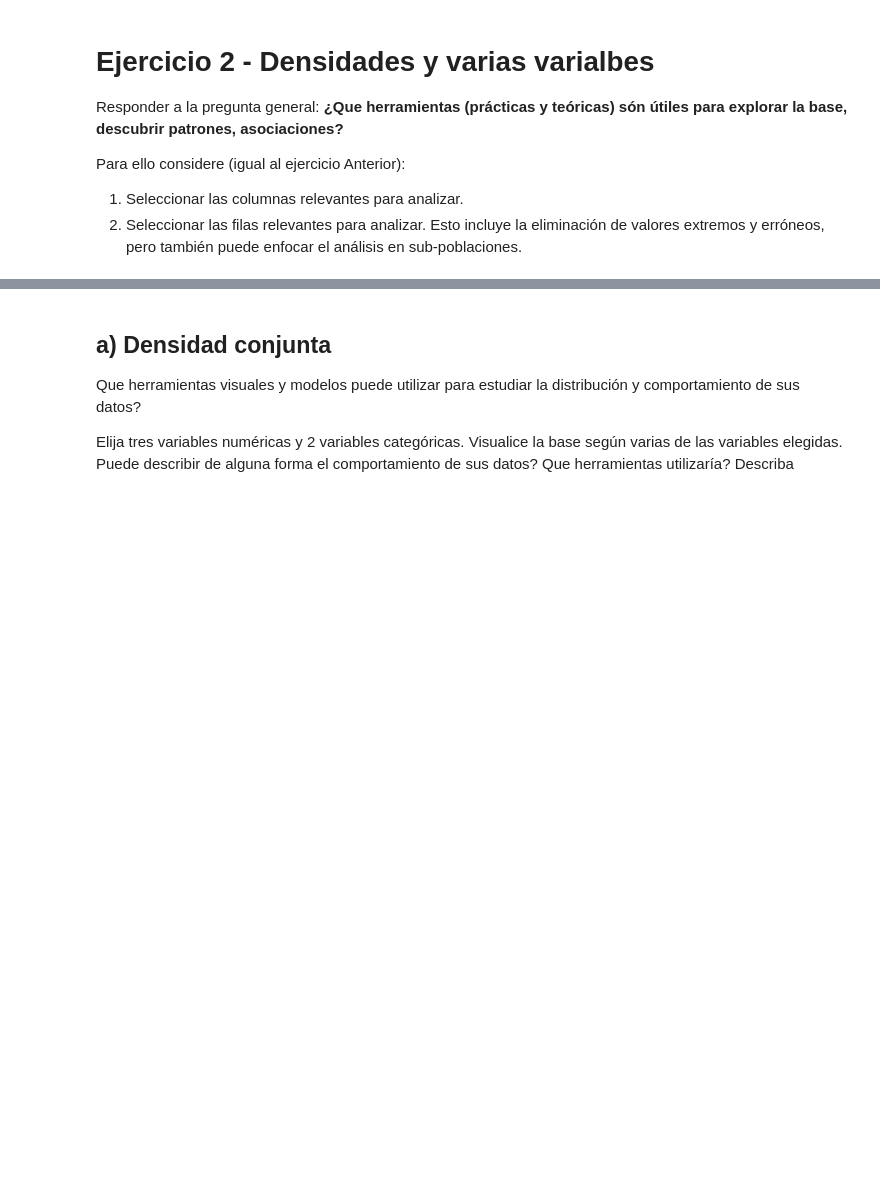
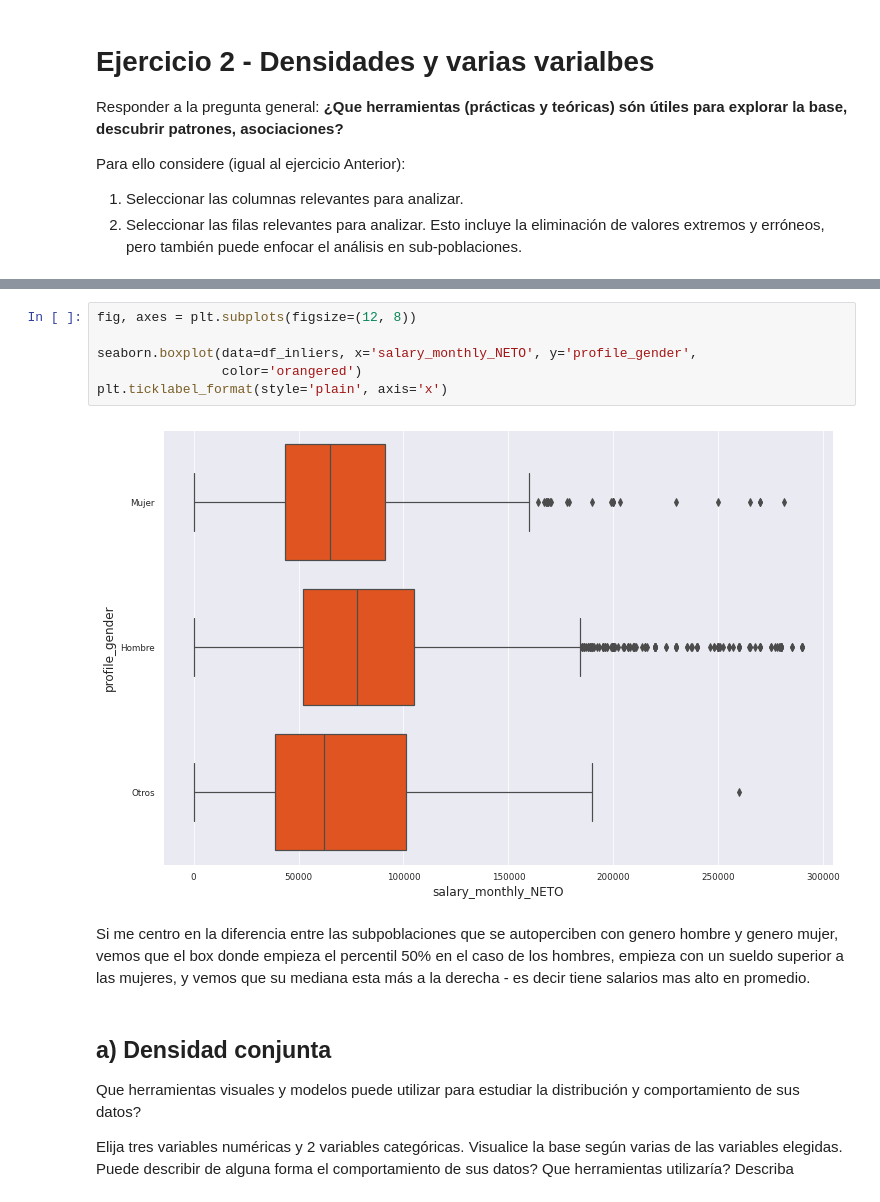
Before and after one commit to Natali-PP/diplodatos2021, a Jupyter notebook: Copia_de_Palas_Atenea_AyVdD_Entregable_Parte_1.ipynb, the cells around one changed output, grey strips where cells are left out. Cells and saved outputs as stored; diff of their text form; blank space fills up the shorter version.

```diff
--- a/Copia_de_Palas_Atenea_AyVdD_Entregable_Parte_1.ipynb
+++ b/Copia_de_Palas_Atenea_AyVdD_Entregable_Parte_1.ipynb
@@ -1382,3 +1454,13 @@ Lo primero que usaría es el conocimiento en el tipo de variables para entender
+# %%
+fig, axes = plt.subplots(figsize=(12, 8))
+
+seaborn.boxplot(data=df_inliers, x='salary_monthly_NETO', y='profile_gender',
+                color='orangered')
+plt.ticklabel_format(style='plain', axis='x')
+# %% [output]
+[figure, added]
+# %% [markdown]
+Si me centro en la diferencia entre las subpoblaciones que se autoperciben con genero hombre y genero mujer, vemos que el box donde empieza el percentil 50% en el caso de los hombres, empieza con un sueldo superior a las mujeres, y vemos que su mediana esta más a la derecha - es decir tiene salarios mas alto en promedio.
 # %% [markdown]
 ## a) Densidad conjunta
 
```
Also changed, not shown: parts of 54 cells of this notebook.
